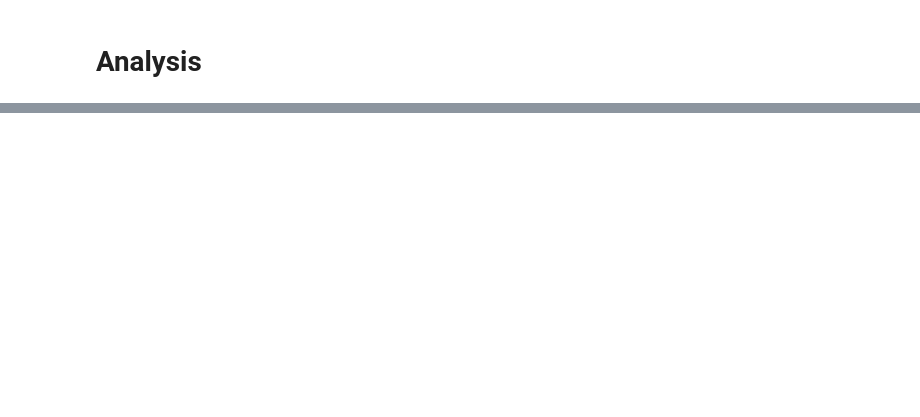
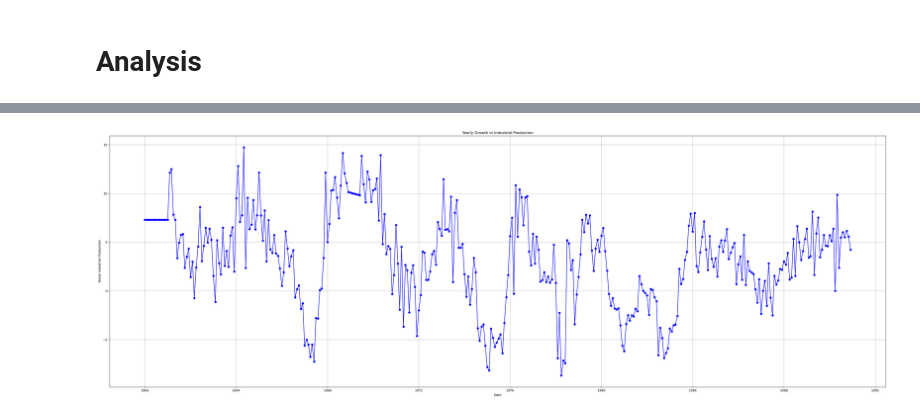
Before and after one commit to Nayrbnat/EC1B1-Coursework, a Jupyter notebook: EC1B1 Coursework.ipynb, the cells around one changed output, grey strips where cells are left out. Cells and saved outputs as stored; diff of their text form; code cells hidden in the pictures; blank space fills up the shorter version.

```diff
--- a/EC1B1 Coursework.ipynb
+++ b/EC1B1 Coursework.ipynb
@@ -184,0 +327,13 @@ interpolate_missing_data(df_modified_usa)
+# %%
+plt.figure(figsize=(35, 12))
+plt.plot(df_final_germany.index, df_final_germany['Yearly_Growth_Industrial_Production'], marker='o', linestyle='-', color='b')
+plt.title('Yearly Growth in Industrial Production')
+plt.xlabel('Date')
+plt.ylabel('Yearly Industrial Production')
+plt.grid(True)
+plt.xticks()
+plt.tight_layout()
+
+plt.show()
+# %% [output]
+[figure, added]
```
Also changed, not shown: parts of 12 cells of this notebook.
